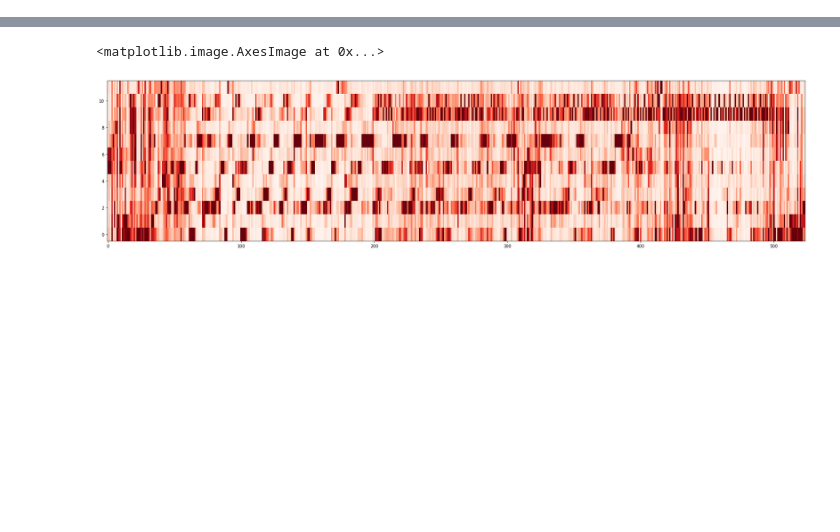
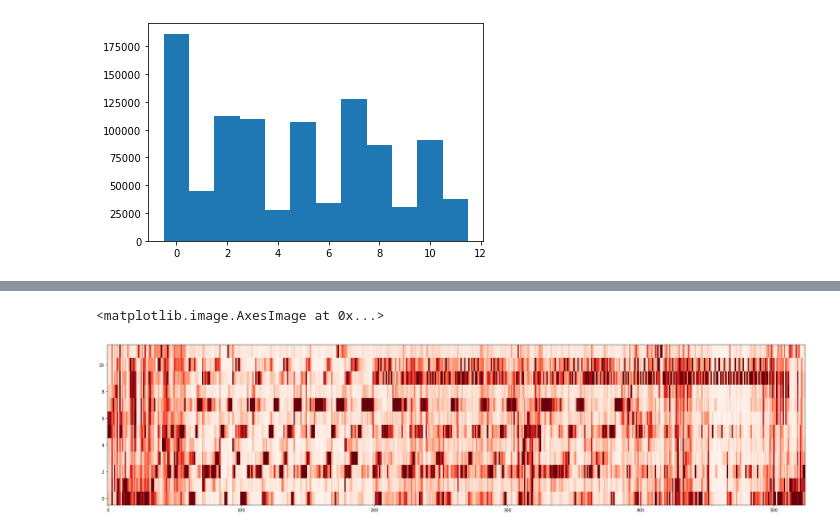
Before and after one commit to jpivarski-talks/2021-02-09-propose-scipy2021-tutorial, a Jupyter notebook: prep/million-song.ipynb, the cells around one changed output, grey strips where cells are left out. Saved outputs shown, nothing was run; the diff lists cells and outputs as text; code cells hidden in the pictures; blank space fills up the shorter version.

```diff
--- a/prep/million-song.ipynb
+++ b/prep/million-song.ipynb
@@ -35,0 +42,4 @@ plt.bar(range(12), ak.sum(ak.sum(shifted_pitches[(songs.analysis.key_confidence
+# %%
+plt.hist(ak.flatten(loudest_pitches[(songs.analysis.key_confidence > 0.2) & (songs.analysis.mode_confidence > 0.5) & (songs.analysis.mode == 0)]), bins=12, range=(-0.5, 11.5));
+# %% [output]
+[figure, added]
```
Also changed, not shown: parts of 30 cells of this notebook.
